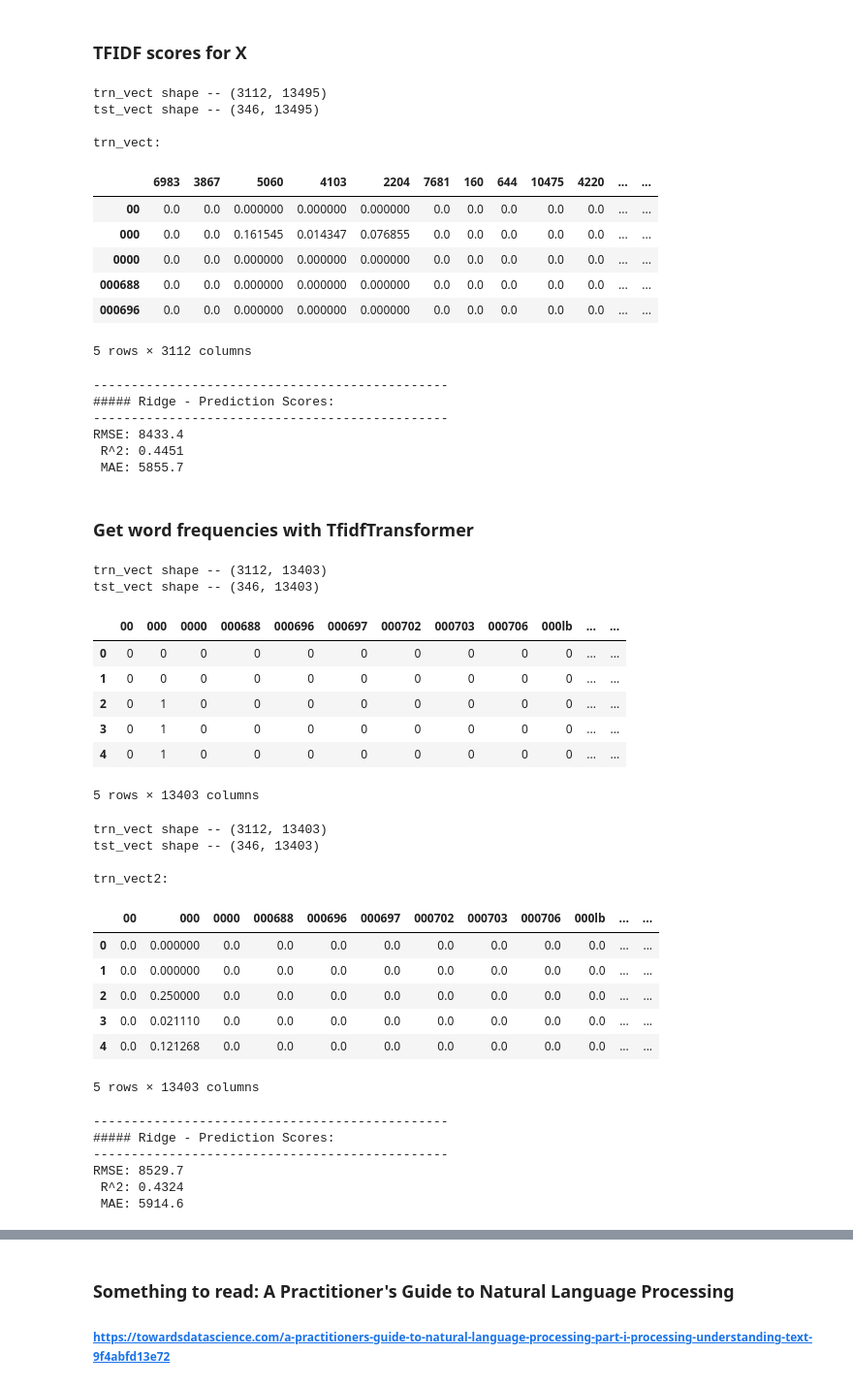
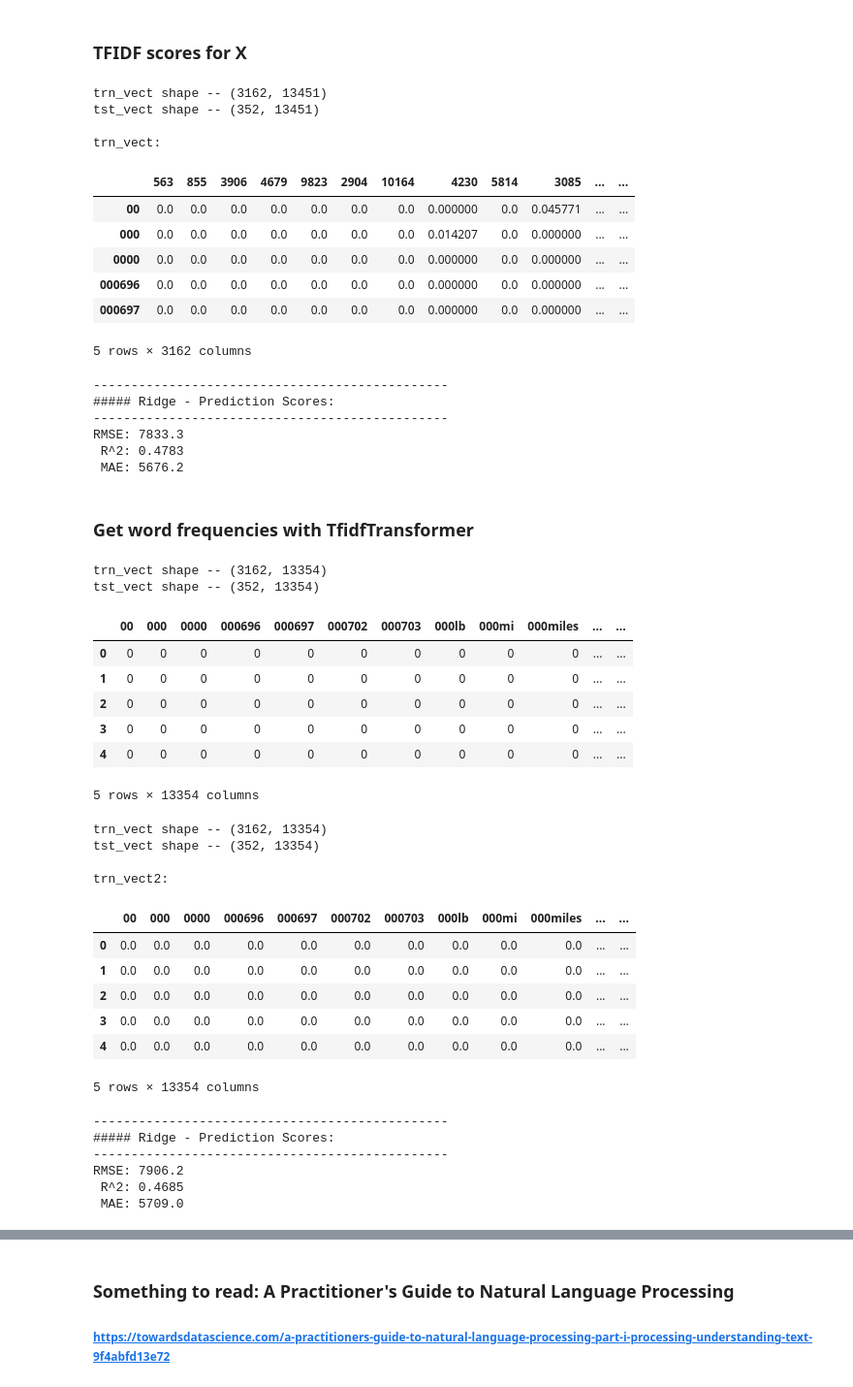
Before and after one commit to jkmackie/car_price_prediction, a Jupyter notebook: sentiment_for_vehicle.ipynb, the cells around one changed output, grey strips where cells are left out. Shown at 97% size. Drawn from its saved outputs; the diff is of its cells as text; code cells hidden in the pictures.

```diff
--- a/sentiment_for_vehicle.ipynb
+++ b/sentiment_for_vehicle.ipynb
@@ -41,10 +36,14 @@ def query_table_to_df(dbname_string, query):
+# %%
+import psycopg2
+from sqlalchemy import create_engine
+from sqlalchemy.dialects.postgresql import JSON, JSONB
+engine=create_engine("postgresql://postgres@localhost:5432/postgres")
 # %%
-#Load data
-vehicle = joblib.load('../vehicle.joblib')  #contains sqlite-incompatible data
-train=query_table_to_df('auto.sqlite','SELECT * from trainClean')
-test=query_table_to_df('auto.sqlite','SELECT * from testClean')
-train.index.name=None
-test.index.name=None
+#Read in data tables.  Put quotes around table to make case-sensitive.
+vehicle=pd.read_sql('SELECT * from vehicle', engine, index_col='index')
+train=pd.read_sql('SELECT * from "trainClean"', engine, index_col='index')
+test=pd.read_sql('SELECT * from "testClean"', engine, index_col='index')
+vehicle.index.name=None; train.index.name=None; test.index.name=None;
 # %%
 print('vehicle row count:', len(vehicle))
 vehicle.head(1)
@@ -207,23 +206,23 @@ pred_y = rr.predict(tst_vect)
 #Score
 score_algo(rr, tst_vect, tstY, pred_y)
 # %% [output]
-trn_vect shape -- (3112, 13495)
-tst_vect shape -- (346, 13495)
+trn_vect shape -- (3162, 13451)
+tst_vect shape -- (352, 13451)
 
 trn_vect:
-|  | 6983 | 3867 | 5060 | 4103 | 2204 | 7681 | 160 | 644 | 10475 | 4220 | ... | ... |
-| 00 | 0.0 | 0.0 | 0.000000 | 0.000000 | 0.000000 | 0.0 | 0.0 | 0.0 | 0.0 | 0.0 | ... | ... |
-| 000 | 0.0 | 0.0 | 0.161545 | 0.014347 | 0.076855 | 0.0 | 0.0 | 0.0 | 0.0 | 0.0 | ... | ... |
-| 0000 | 0.0 | 0.0 | 0.000000 | 0.000000 | 0.000000 | 0.0 | 0.0 | 0.0 | 0.0 | 0.0 | ... | ... |
-| 000688 | 0.0 | 0.0 | 0.000000 | 0.000000 | 0.000000 | 0.0 | 0.0 | 0.0 | 0.0 | 0.0 | ... | ... |
-| 000696 | 0.0 | 0.0 | 0.000000 | 0.000000 | 0.000000 | 0.0 | 0.0 | 0.0 | 0.0 | 0.0 | ... | ... |
+|  | 563 | 855 | 3906 | 4679 | 9823 | 2904 | 10164 | 4230 | 5814 | 3085 | ... | ... |
+| 00 | 0.0 | 0.0 | 0.0 | 0.0 | 0.0 | 0.0 | 0.0 | 0.000000 | 0.0 | 0.045771 | ... | ... |
+| 000 | 0.0 | 0.0 | 0.0 | 0.0 | 0.0 | 0.0 | 0.0 | 0.014207 | 0.0 | 0.000000 | ... | ... |
+| 0000 | 0.0 | 0.0 | 0.0 | 0.0 | 0.0 | 0.0 | 0.0 | 0.000000 | 0.0 | 0.000000 | ... | ... |
+| 000696 | 0.0 | 0.0 | 0.0 | 0.0 | 0.0 | 0.0 | 0.0 | 0.000000 | 0.0 | 0.000000 | ... | ... |
+| 000697 | 0.0 | 0.0 | 0.0 | 0.0 | 0.0 | 0.0 | 0.0 | 0.000000 | 0.0 | 0.000000 | ... | ... |
-5 rows × 3112 columns
+5 rows × 3162 columns
 -----------------------------------------------
 ##### Ridge - Prediction Scores:
 -----------------------------------------------
-RMSE: 8433.4
- R^2: 0.4451
- MAE: 5855.7
+RMSE: 7833.3
+ R^2: 0.4783
+ MAE: 5676.2
 # %% [markdown]
 ### Get word frequencies with TfidfTransformer
 # %%
@@ -232,57 +231,57 @@ cv=CountVectorizer(stop_words=stopword_list)
 trn_vect=cv.fit_transform(trnX['Body'])  #must be series, NOT dataframe
 tst_vect=cv.transform(tstX['Body'])  #must be series, NOT dataframe
 print('trn_vect shape --', trn_vect.shape)
 print('tst_vect shape --', tst_vect.shape)
 
 #View one-hot word count vector
 display(pd.DataFrame(trn_vect.todense(), columns=cv.get_feature_names()).head())
 
 #Compute DF values
 tt=TfidfTransformer(use_idf=False)
 
 trn_vect2=tt.fit_transform(trn_vect)  #must be series, NOT dataframe
 tst_vect2=tt.transform(tst_vect)  #must be series, NOT dataframe
 print('trn_vect shape --', trn_vect2.shape)
 print('tst_vect shape --', tst_vect2.shape)
 
 #View tfidtransformer result
 print('\ntrn_vect2:')
 df2=pd.DataFrame(trn_vect2.todense(), columns=cv.get_feature_names())
 display(df2.head())
 
 #Model
 from sklearn.linear_model import LinearRegression
 from sklearn.linear_model import Ridge
-rr=Ridge(alpha=1)
+rr=Ridge(alpha=0.5)
 rr.fit(trn_vect2, trnY)
 pred_y = rr.predict(tst_vect2)
 
 #Score
 score_algo(rr, tst_vect, tstY, pred_y)
 # %% [output]
-trn_vect shape -- (3112, 13403)
-tst_vect shape -- (346, 13403)
+trn_vect shape -- (3162, 13354)
+tst_vect shape -- (352, 13354)
-|  | 00 | 000 | 0000 | 000688 | 000696 | 000697 | 000702 | 000703 | 000706 | 000lb | ... | ... |
+|  | 00 | 000 | 0000 | 000696 | 000697 | 000702 | 000703 | 000lb | 000mi | 000miles | ... | ... |
 | 0 | 0 | 0 | 0 | 0 | 0 | 0 | 0 | 0 | 0 | 0 | ... | ... |
 | 1 | 0 | 0 | 0 | 0 | 0 | 0 | 0 | 0 | 0 | 0 | ... | ... |
-| 2 | 0 | 1 | 0 | 0 | 0 | 0 | 0 | 0 | 0 | 0 | ... | ... |
-| 3 | 0 | 1 | 0 | 0 | 0 | 0 | 0 | 0 | 0 | 0 | ... | ... |
-| 4 | 0 | 1 | 0 | 0 | 0 | 0 | 0 | 0 | 0 | 0 | ... | ... |
+| 2 | 0 | 0 | 0 | 0 | 0 | 0 | 0 | 0 | 0 | 0 | ... | ... |
+| 3 | 0 | 0 | 0 | 0 | 0 | 0 | 0 | 0 | 0 | 0 | ... | ... |
+| 4 | 0 | 0 | 0 | 0 | 0 | 0 | 0 | 0 | 0 | 0 | ... | ... |
-5 rows × 13403 columns
+5 rows × 13354 columns
-trn_vect shape -- (3112, 13403)
-tst_vect shape -- (346, 13403)
+trn_vect shape -- (3162, 13354)
+tst_vect shape -- (352, 13354)
 
 trn_vect2:
-|  | 00 | 000 | 0000 | 000688 | 000696 | 000697 | 000702 | 000703 | 000706 | 000lb | ... | ... |
-| 0 | 0.0 | 0.000000 | 0.0 | 0.0 | 0.0 | 0.0 | 0.0 | 0.0 | 0.0 | 0.0 | ... | ... |
-| 1 | 0.0 | 0.000000 | 0.0 | 0.0 | 0.0 | 0.0 | 0.0 | 0.0 | 0.0 | 0.0 | ... | ... |
-| 2 | 0.0 | 0.250000 | 0.0 | 0.0 | 0.0 | 0.0 | 0.0 | 0.0 | 0.0 | 0.0 | ... | ... |
-| 3 | 0.0 | 0.021110 | 0.0 | 0.0 | 0.0 | 0.0 | 0.0 | 0.0 | 0.0 | 0.0 | ... | ... |
-| 4 | 0.0 | 0.121268 | 0.0 | 0.0 | 0.0 | 0.0 | 0.0 | 0.0 | 0.0 | 0.0 | ... | ... |
+|  | 00 | 000 | 0000 | 000696 | 000697 | 000702 | 000703 | 000lb | 000mi | 000miles | ... | ... |
+| 0 | 0.0 | 0.0 | 0.0 | 0.0 | 0.0 | 0.0 | 0.0 | 0.0 | 0.0 | 0.0 | ... | ... |
+| 1 | 0.0 | 0.0 | 0.0 | 0.0 | 0.0 | 0.0 | 0.0 | 0.0 | 0.0 | 0.0 | ... | ... |
+| 2 | 0.0 | 0.0 | 0.0 | 0.0 | 0.0 | 0.0 | 0.0 | 0.0 | 0.0 | 0.0 | ... | ... |
+| 3 | 0.0 | 0.0 | 0.0 | 0.0 | 0.0 | 0.0 | 0.0 | 0.0 | 0.0 | 0.0 | ... | ... |
+| 4 | 0.0 | 0.0 | 0.0 | 0.0 | 0.0 | 0.0 | 0.0 | 0.0 | 0.0 | 0.0 | ... | ... |
-5 rows × 13403 columns
+5 rows × 13354 columns
 -----------------------------------------------
 ##### Ridge - Prediction Scores:
 -----------------------------------------------
-RMSE: 8529.7
- R^2: 0.4324
- MAE: 5914.6
+RMSE: 7906.2
+ R^2: 0.4685
+ MAE: 5709.0
```
Also changed, not shown: parts of 11 cells of this notebook.
